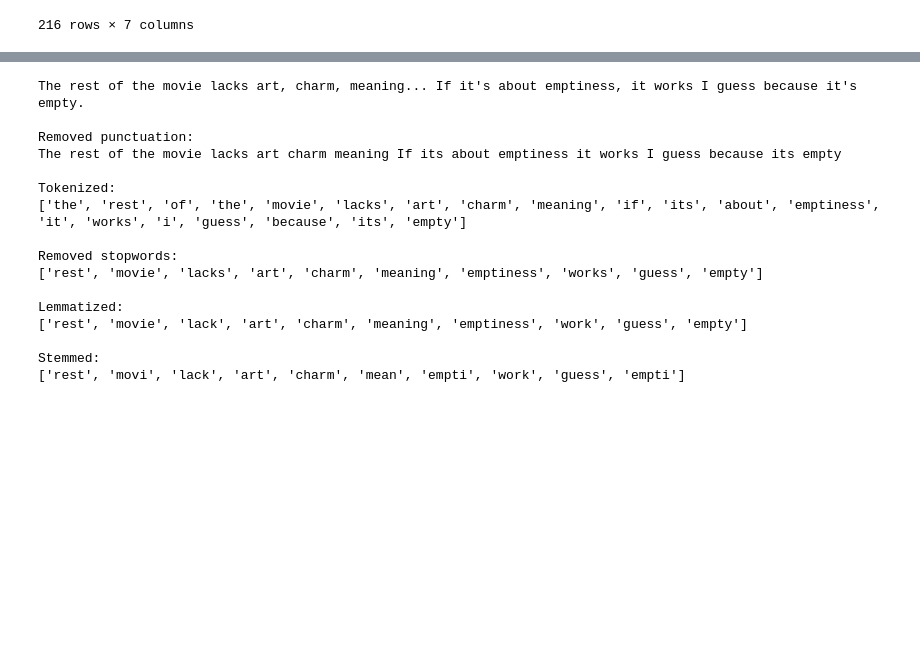
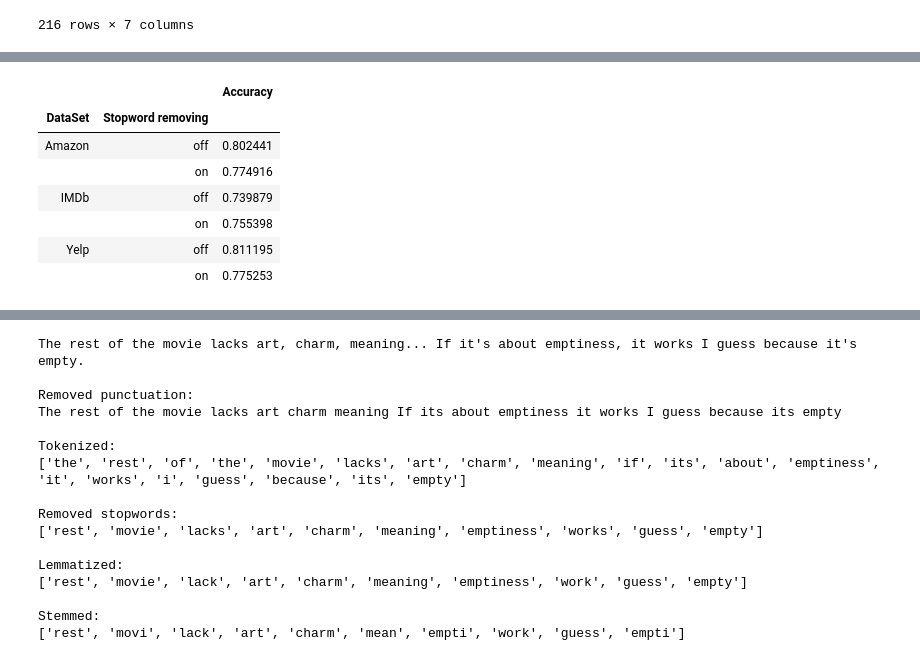
Before and after one commit to greghvk/eksploracja_danych_projekt, a Jupyter notebook: Eksploracja_projekt.ipynb, the cells around one changed output, grey strips where cells are left out. Saved outputs shown, nothing was run; the diff lists cells and outputs as text; code cells hidden in the pictures; blank space fills up the shorter version.

```diff
--- a/Eksploracja_projekt.ipynb
+++ b/Eksploracja_projekt.ipynb
@@ -363,0 +375,11 @@ results
+# %%
+results.groupby(['DataSet', 'Stopword removing']).mean()
+# %% [output]
+|  |  | Accuracy |
+| DataSet | Stopword removing |  |
+| Amazon | off | 0.802441 |
+|  | on | 0.774916 |
+| IMDb | off | 0.739879 |
+|  | on | 0.755398 |
+| Yelp | off | 0.811195 |
+|  | on | 0.775253 |
```
Also changed, not shown: parts of 4 cells of this notebook.
